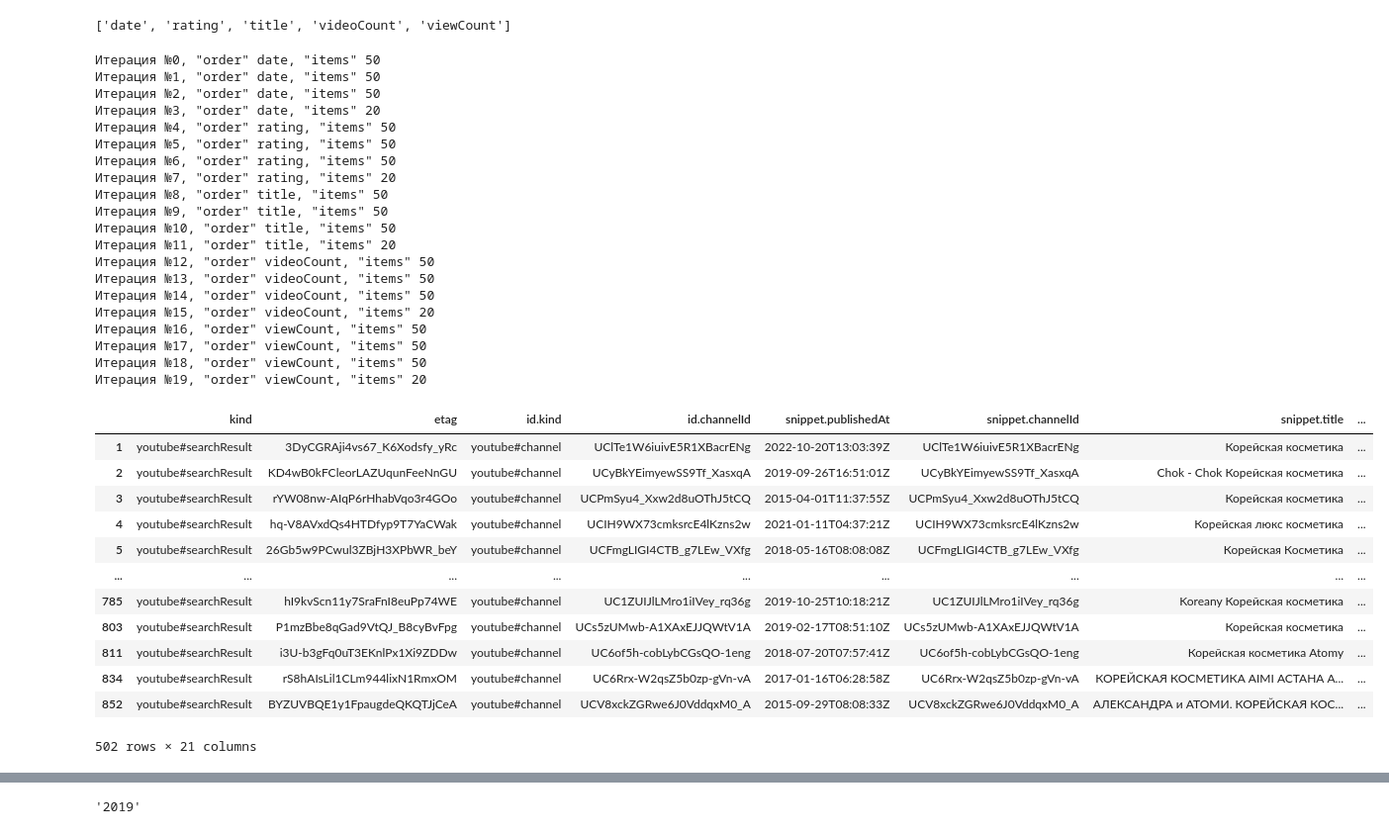
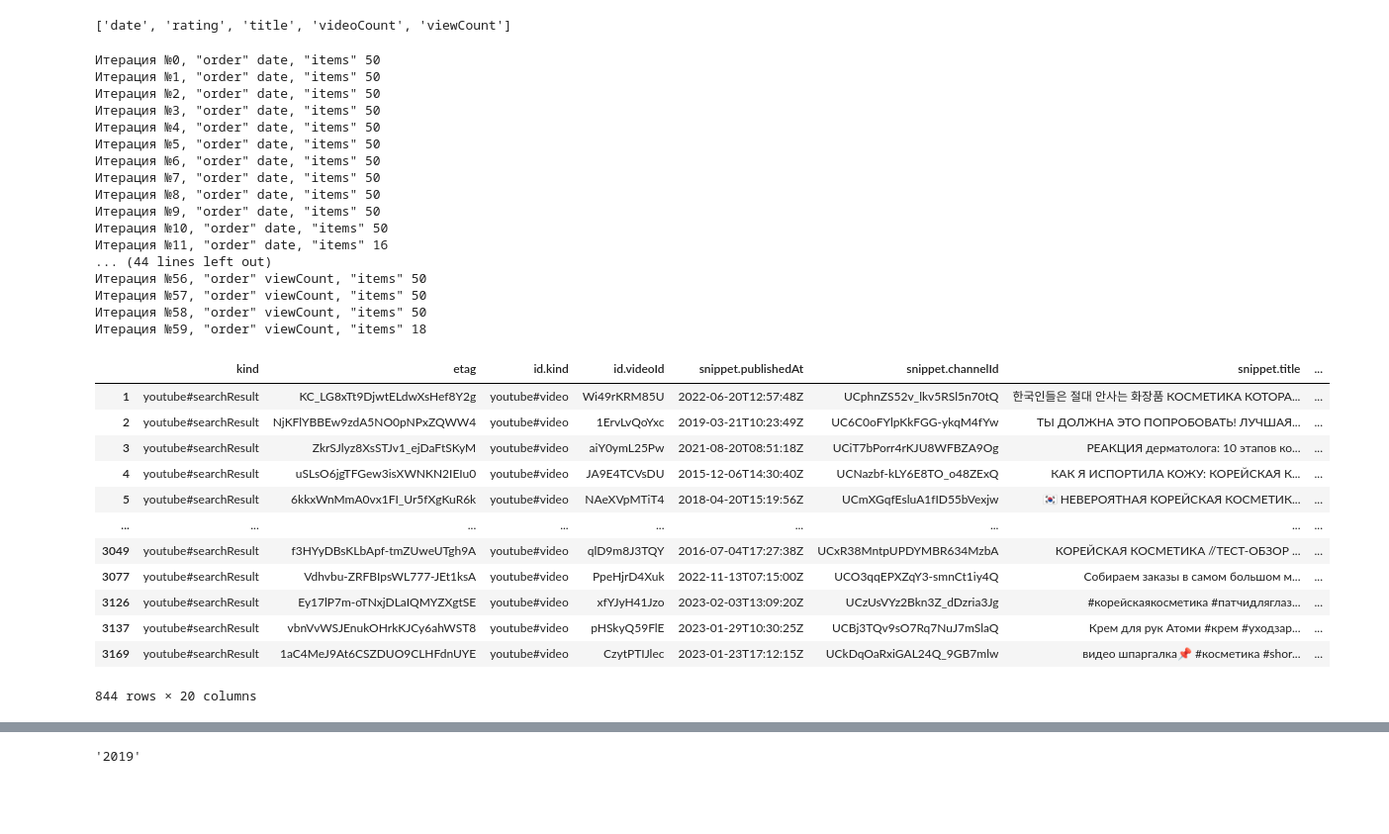
Before and after one commit to Tricar5/dm_corean, a Jupyter notebook: notebooks/4/search_42(video).ipynb, the cells around one changed output, grey strips where cells are left out. Shown: that part at 99% size. Saved outputs shown, nothing was run; the diff lists cells and outputs as text; code cells hidden in the pictures; blank space fills up the shorter version.

```diff
--- a/notebooks/4/search_42(video).ipynb
+++ b/notebooks/4/search_42(video).ipynb
@@ -102,7 +113,7 @@ i = 0
 for order in order_list:
     # Для остановки алгоритма, если все искомые объекты найдены
     # БЕЗ включения каких-либо значений аргумента order (в т.ч. вообще БЕЗ них):
-    if len(df_supplemented.drop_duplicates('id.channelId')) < response['pageInfo']['totalResults']:
+    if len(df_supplemented.drop_duplicates(f'id.{type_query}Id')) < response['pageInfo']['totalResults']:
 
         # Первый заход с каждым значение аргумента order:
         request = youtube.search().list(
@@ -125,7 +136,7 @@ for order in order_list:
 
         # Заходы с тем же значением аргумента order на следующие страницы:
         while ('nextPageToken' in response.keys())\
-        & (len(df_supplemented.drop_duplicates('id.channelId')) < response['pageInfo']['totalResults'])\
+        & (len(df_supplemented.drop_duplicates(f'id.{type_query}Id')) < response['pageInfo']['totalResults'])\
         & (len(response["items"]) > 0):
         # второе условие -- для остановки алгоритма, если все искомые объекты найдены
         # БЕЗ какой-то из следующих страниц ( в т.ч. вообще БЕЗ них)
@@ -152,50 +163,47 @@ for order in order_list:
             df_supplemented = pd.concat([df_supplemented, df_additional])
 
         # Сохранение составленных для каждого значения аргумента order таблиц в Excel -- на всякий случай:
-        df_supplemented.to_excel(DATA_PATH / f'Каналы_Sorted_by_{order}.xlsx')
+        df_supplemented.to_excel(DATA_PATH / f'{type_query.capitalize()}_Sorted_by_{order}.xlsx')
     else:
         print('Все искомые объекты найдены БЕЗ включения некоторых значений аргумента order (в т.ч. вообще БЕЗ них)')
 # %% [output]
 Итерация №0, "order" date, "items" 50
 Итерация №1, "order" date, "items" 50
 Итерация №2, "order" date, "items" 50
-Итерация №3, "order" date, "items" 20
-Итерация №4, "order" rating, "items" 50
-Итерация №5, "order" rating, "items" 50
-Итерация №6, "order" rating, "items" 50
-Итерация №7, "order" rating, "items" 20
-Итерация №8, "order" title, "items" 50
-Итерация №9, "order" title, "items" 50
-Итерация №10, "order" title, "items" 50
-Итерация №11, "order" title, "items" 20
-Итерация №12, "order" videoCount, "items" 50
-Итерация №13, "order" videoCount, "items" 50
-Итерация №14, "order" videoCount, "items" 50
-Итерация №15, "order" videoCount, "items" 20
-Итерация №16, "order" viewCount, "items" 50
-Итерация №17, "order" viewCount, "items" 50
-Итерация №18, "order" viewCount, "items" 50
-Итерация №19, "order" viewCount, "items" 20
+Итерация №3, "order" date, "items" 50
+Итерация №4, "order" date, "items" 50
+Итерация №5, "order" date, "items" 50
+Итерация №6, "order" date, "items" 50
+Итерация №7, "order" date, "items" 50
+Итерация №8, "order" date, "items" 50
+Итерация №9, "order" date, "items" 50
+Итерация №10, "order" date, "items" 50
+Итерация №11, "order" date, "items" 16
+... (44 lines left out)
+Итерация №56, "order" viewCount, "items" 50
+Итерация №57, "order" viewCount, "items" 50
+Итерация №58, "order" viewCount, "items" 50
+Итерация №59, "order" viewCount, "items" 18
 # %%
 # 19
 # Удаление дубликатов каналов (по их ID) и запись в Excel:
 df_supplemented.index = range(1,len(df_supplemented)+1) # сквозной индекс для итоговой таблицы
-df_supplemented = df_supplemented.drop_duplicates('id.channelId')
+df_supplemented = df_supplemented.drop_duplicates(f'id.{type_query}Id')
 display(df_supplemented)
 # %% [output]
-|  | kind | etag | id.kind | id.channelId | snippet.publishedAt | snippet.channelId | snippet.title | ... |
-| 1 | youtube#searchResult | 3DyCGRAji4vs67_K6Xodsfy_yRc | youtube#channel | UClTe1W6iuivE5R1XBacrENg | 2022-10-20T13:03:39Z | UClTe1W6iuivE5R1XBacrENg | Корейская косметика | ... |
-| 2 | youtube#searchResult | KD4wB0kFCleorLAZUqunFeeNnGU | youtube#channel | UCyBkYEimyewSS9Tf_XasxqA | 2019-09-26T16:51:01Z | UCyBkYEimyewSS9Tf_XasxqA | Chok - Chok Корейская косметика | ... |
-| 3 | youtube#searchResult | rYW08nw-AIqP6rHhabVqo3r4GOo | youtube#channel | UCPmSyu4_Xxw2d8uOThJ5tCQ | 2015-04-01T11:37:55Z | UCPmSyu4_Xxw2d8uOThJ5tCQ | Корейская косметика | ... |
-| 4 | youtube#searchResult | hq-V8AVxdQs4HTDfyp9T7YaCWak | youtube#channel | UCIH9WX73cmksrcE4lKzns2w | 2021-01-11T04:37:21Z | UCIH9WX73cmksrcE4lKzns2w | Корейская люкс косметика | ... |
-| 5 | youtube#searchResult | 26Gb5w9PCwul3ZBjH3XPbWR_beY | youtube#channel | UCFmgLIGI4CTB_g7LEw_VXfg | 2018-05-16T08:08:08Z | UCFmgLIGI4CTB_g7LEw_VXfg | Корейская Косметика | ... |
+|  | kind | etag | id.kind | id.videoId | snippet.publishedAt | snippet.channelId | snippet.title | ... |
+| 1 | youtube#searchResult | KC_LG8xTt9DjwtELdwXsHef8Y2g | youtube#video | Wi49rKRM85U | 2022-06-20T12:57:48Z | UCphnZS52v_lkv5RSl5n70tQ | 한국인들은 절대 안사는 화장품 КОСМЕТИКА КОТОРА... | ... |
+| 2 | youtube#searchResult | NjKFlYBBEw9zdA5NO0pNPxZQWW4 | youtube#video | 1ErvLvQoYxc | 2019-03-21T10:23:49Z | UC6C0oFYlpKkFGG-ykqM4fYw | ТЫ ДОЛЖНА ЭТО ПОПРОБОВАТЬ! ЛУЧШАЯ... | ... |
+| 3 | youtube#searchResult | ZkrSJlyz8XsSTJv1_ejDaFtSKyM | youtube#video | aiY0ymL25Pw | 2021-08-20T08:51:18Z | UCiT7bPorr4rKJU8WFBZA9Og | РЕАКЦИЯ дерматолога: 10 этапов ко... | ... |
+| 4 | youtube#searchResult | uSLsO6jgTFGew3isXWNKN2IEIu0 | youtube#video | JA9E4TCVsDU | 2015-12-06T14:30:40Z | UCNazbf-kLY6E8TO_o48ZExQ | КАК Я ИСПОРТИЛА КОЖУ: КОРЕЙСКАЯ К... | ... |
+| 5 | youtube#searchResult | 6kkxWnMmA0vx1FI_Ur5fXgKuR6k | youtube#video | NAeXVpMTiT4 | 2018-04-20T15:19:56Z | UCmXGqfEsluA1fID55bVexjw | 🇰🇷 НЕВЕРОЯТНАЯ КОРЕЙСКАЯ КОСМЕТИК... | ... |
 | ... | ... | ... | ... | ... | ... | ... | ... | ... |
-| 785 | youtube#searchResult | hI9kvScn11y7SraFnI8euPp74WE | youtube#channel | UC1ZUIJlLMro1iIVey_rq36g | 2019-10-25T10:18:21Z | UC1ZUIJlLMro1iIVey_rq36g | Koreany Корейская косметика | ... |
-| 803 | youtube#searchResult | P1mzBbe8qGad9VtQJ_B8cyBvFpg | youtube#channel | UCs5zUMwb-A1XAxEJJQWtV1A | 2019-02-17T08:51:10Z | UCs5zUMwb-A1XAxEJJQWtV1A | Корейская косметика | ... |
-| 811 | youtube#searchResult | i3U-b3gFq0uT3EKnlPx1Xi9ZDDw | youtube#channel | UC6of5h-cobLybCGsQO-1eng | 2018-07-20T07:57:41Z | UC6of5h-cobLybCGsQO-1eng | Корейская косметика Atomy | ... |
-| 834 | youtube#searchResult | rS8hAIsLil1CLm944lixN1RmxOM | youtube#channel | UC6Rrx-W2qsZ5b0zp-gVn-vA | 2017-01-16T06:28:58Z | UC6Rrx-W2qsZ5b0zp-gVn-vA | КОРЕЙСКАЯ КОСМЕТИКА AIMI АСТАНА А... | ... |
-| 852 | youtube#searchResult | BYZUVBQE1y1FpaugdeQKQTJjCeA | youtube#channel | UCV8xckZGRwe6J0VddqxM0_A | 2015-09-29T08:08:33Z | UCV8xckZGRwe6J0VddqxM0_A | АЛЕКСАНДРА и АТОМИ. КОРЕЙСКАЯ КОС... | ... |
+| 3049 | youtube#searchResult | f3HYyDBsKLbApf-tmZUweUTgh9A | youtube#video | qlD9m8J3TQY | 2016-07-04T17:27:38Z | UCxR38MntpUPDYMBR634MzbA | КОРЕЙСКАЯ КОСМЕТИКА //ТЕСТ-ОБЗОР ... | ... |
+| 3077 | youtube#searchResult | Vdhvbu-ZRFBIpsWL777-JEt1ksA | youtube#video | PpeHjrD4Xuk | 2022-11-13T07:15:00Z | UCO3qqEPXZqY3-smnCt1iy4Q | Собираем заказы в самом большом м... | ... |
+| 3126 | youtube#searchResult | Ey17lP7m-oTNxjDLaIQMYZXgtSE | youtube#video | xfYJyH41Jzo | 2023-02-03T13:09:20Z | UCzUsVYz2Bkn3Z_dDzria3Jg | #корейскаякосметика #патчидляглаз... | ... |
+| 3137 | youtube#searchResult | vbnVvWSJEnukOHrkKJCy6ahWST8 | youtube#video | pHSkyQ59FlE | 2023-01-29T10:30:25Z | UCBj3TQv9sO7Rq7NuJ7mSlaQ | Крем для рук Атоми #крем #уходзар... | ... |
+| 3169 | youtube#searchResult | 1aC4MeJ9At6CSZDUO9CLHFdnUYE | youtube#video | CzytPTIJlec | 2023-01-23T17:12:15Z | UCkDqOaRxiGAL24Q_9GB7mlw | видео шпаргалка📌 #косметика #shor... | ... |
-502 rows × 21 columns
+844 rows × 20 columns
 # %%
 # 20
 df_supplemented.to_excel(DATA_PATH /f'{type_query.capitalize()}_Not_sorted+Sorted.xlsx', index=False)
```
Also changed, not shown: parts of 10 cells of this notebook, 3 other files.
